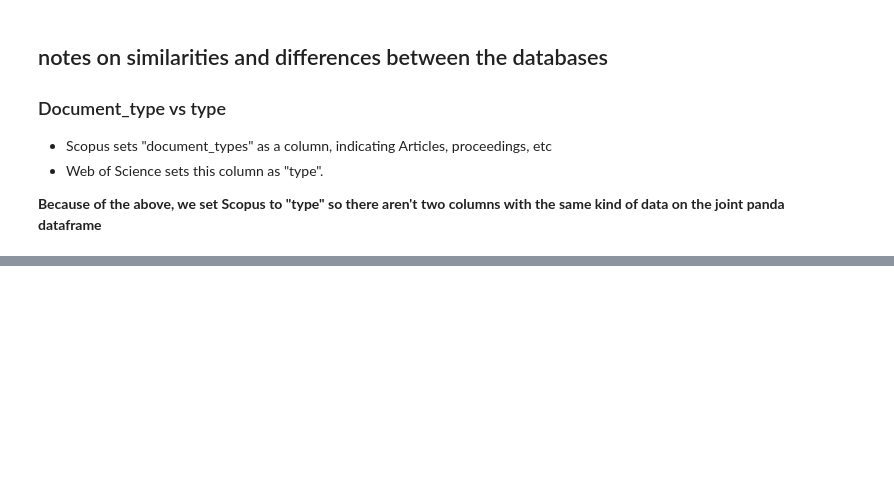
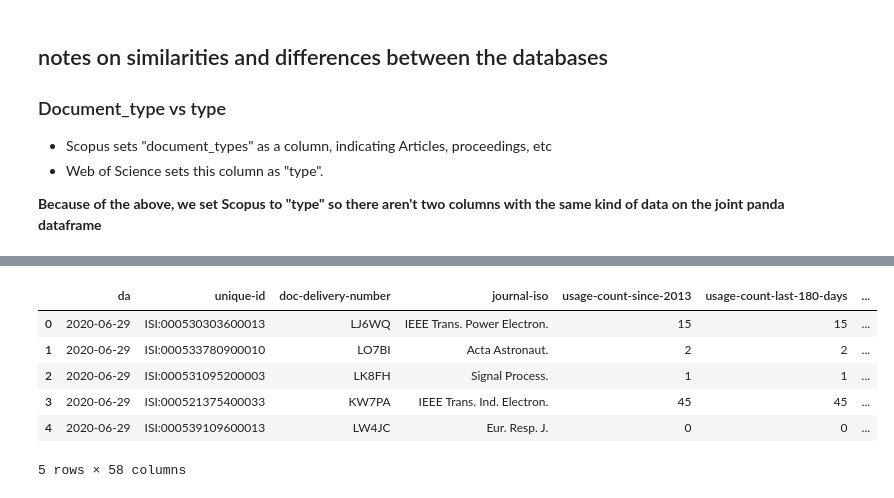
Before and after one commit to amchagas/open-hardware-supply, a Jupyter notebook: code/combine_databases.ipynb, the cells around one changed output, grey strips where cells are left out. Drawn from its saved outputs; the diff is of its cells as text; code cells hidden in the pictures; blank space fills up the shorter version.

```diff
--- a/code/combine_databases.ipynb
+++ b/code/combine_databases.ipynb
@@ -93,0 +109,10 @@ number of articles: 805
+# %%
+allData.head(5)
+# %% [output]
+|  | da | unique-id | doc-delivery-number | journal-iso | usage-count-since-2013 | usage-count-last-180-days | ... |
+| 0 | 2020-06-29 | ISI:000530303600013 | LJ6WQ | IEEE Trans. Power Electron. | 15 | 15 | ... |
+| 1 | 2020-06-29 | ISI:000533780900010 | LO7BI | Acta Astronaut. | 2 | 2 | ... |
+| 2 | 2020-06-29 | ISI:000531095200003 | LK8FH | Signal Process. | 1 | 1 | ... |
+| 3 | 2020-06-29 | ISI:000521375400033 | KW7PA | IEEE Trans. Ind. Electron. | 45 | 45 | ... |
+| 4 | 2020-06-29 | ISI:000539109600013 | LW4JC | Eur. Resp. J. | 0 | 0 | ... |
+5 rows × 58 columns
```
Also changed, not shown: parts of 11 cells of this notebook, 20 other files.
